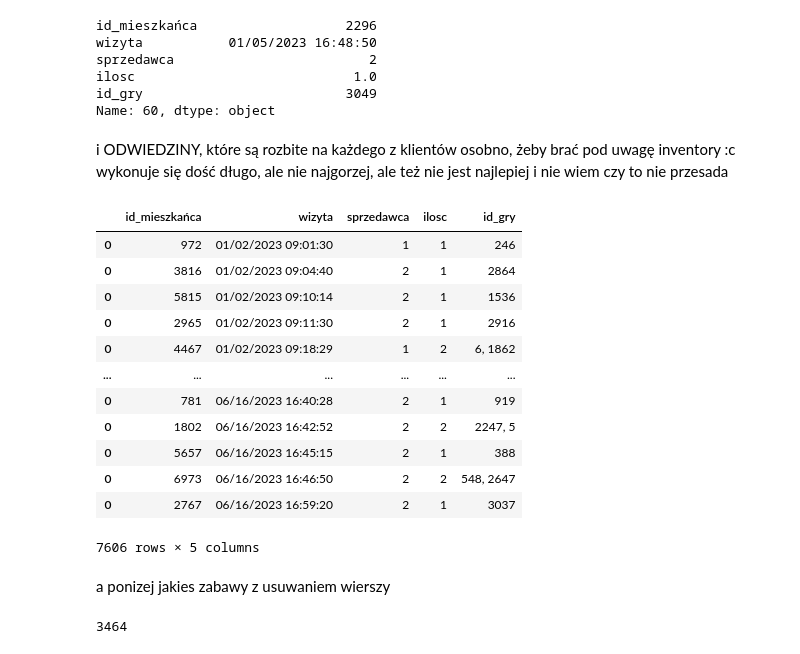
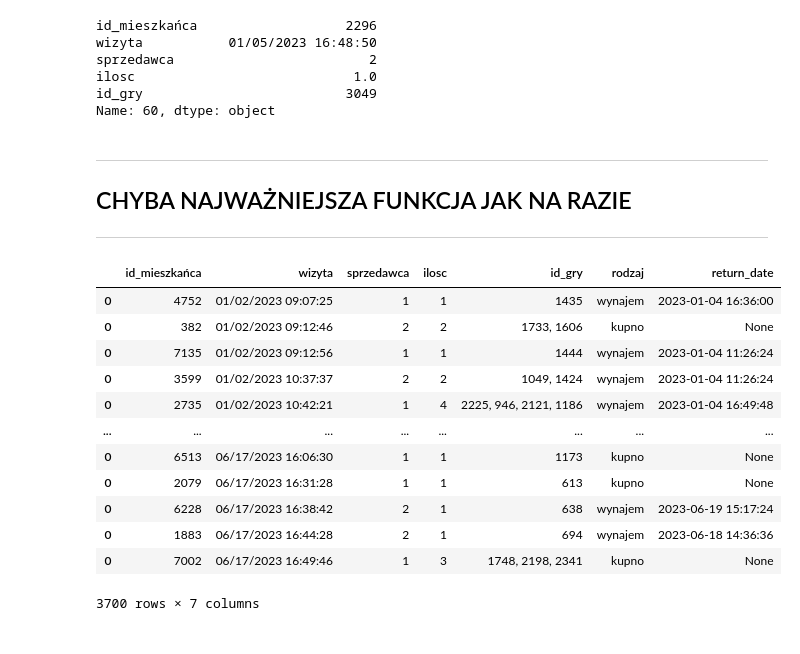
Before and after one commit to tashiamuffin/Cybermachina_26, a Jupyter notebook: N_pomocniczy.ipynb, the cells around one changed output. Drawn from its saved outputs; the diff is of its cells as text; code cells hidden in the pictures.

```diff
--- a/N_pomocniczy.ipynb
+++ b/N_pomocniczy.ipynb
@@ -115,11 +118,15 @@ def transform_wiek(wiek):
         return 2
     elif wiek < 16:
         return 3
-    elif wiek < 25:
+    elif wiek < 20:
+        return 5
+    elif wiek < 30:
         return 6
-    elif wiek < 36:
+    elif wiek < 38:
         return 5
-    elif wiek < 50:
+    elif wiek < 45:
+        return 4
+    elif wiek < 55:
         return 3
     elif wiek < 70:
         return 2
@@ -452,6 +454,8 @@ sprzedawca                         2
 ilosc                            1.0
 id_gry                          3049
 Name: 60, dtype: object
-# %% [markdown]
-i ODWIEDZINY, które są rozbite na każdego z klientów osobno, żeby brać pod uwagę inventory :c wykonuje się dość długo, ale nie najgorzej, ale też nie jest najlepiej i nie wiem czy to nie przesada
+# %% [markdown]
+-----
+## CHYBA NAJWAŻNIEJSZA FUNKCJA JAK NA RAZIE
+---
 # %%
@@ -511,25 +547,18 @@ def odwiedziny(start = datetime.datetime(2023, 1, 2, 9, 0, 0), lamb = 8, mieszka
 # %%
-inv_rent = inven()
+aa = ludzie(im, ik, nm, nk, ulice_jaworze)
 tt = odwiedziny()
 tt
 # %% [output]
-|  | id_mieszkańca | wizyta | sprzedawca | ilosc | id_gry |
-| 0 | 972 | 01/02/2023 09:01:30 | 1 | 1 | 246 |
-| 0 | 3816 | 01/02/2023 09:04:40 | 2 | 1 | 2864 |
-| 0 | 5815 | 01/02/2023 09:10:14 | 2 | 1 | 1536 |
-| 0 | 2965 | 01/02/2023 09:11:30 | 2 | 1 | 2916 |
-| 0 | 4467 | 01/02/2023 09:18:29 | 1 | 2 | 6, 1862 |
-| ... | ... | ... | ... | ... | ... |
-| 0 | 781 | 06/16/2023 16:40:28 | 2 | 1 | 919 |
-| 0 | 1802 | 06/16/2023 16:42:52 | 2 | 2 | 2247, 5 |
-| 0 | 5657 | 06/16/2023 16:45:15 | 2 | 1 | 388 |
-| 0 | 6973 | 06/16/2023 16:46:50 | 2 | 2 | 548, 2647 |
-| 0 | 2767 | 06/16/2023 16:59:20 | 2 | 1 | 3037 |
+|  | id_mieszkańca | wizyta | sprzedawca | ilosc | id_gry | rodzaj | return_date |
+| 0 | 4752 | 01/02/2023 09:07:25 | 1 | 1 | 1435 | wynajem | 2023-01-04 16:36:00 |
+| 0 | 382 | 01/02/2023 09:12:46 | 2 | 2 | 1733, 1606 | kupno | None |
+| 0 | 7135 | 01/02/2023 09:12:56 | 1 | 1 | 1444 | wynajem | 2023-01-04 11:26:24 |
+| 0 | 3599 | 01/02/2023 10:37:37 | 2 | 2 | 1049, 1424 | wynajem | 2023-01-04 11:26:24 |
+| 0 | 2735 | 01/02/2023 10:42:21 | 1 | 4 | 2225, 946, 2121, 1186 | wynajem | 2023-01-04 16:49:48 |
+| ... | ... | ... | ... | ... | ... | ... | ... |
+| 0 | 6513 | 06/17/2023 16:06:30 | 1 | 1 | 1173 | kupno | None |
+| 0 | 2079 | 06/17/2023 16:31:28 | 1 | 1 | 613 | kupno | None |
+| 0 | 6228 | 06/17/2023 16:38:42 | 2 | 1 | 638 | wynajem | 2023-06-19 15:17:24 |
+| 0 | 1883 | 06/17/2023 16:44:28 | 2 | 1 | 694 | wynajem | 2023-06-18 14:36:36 |
+| 0 | 7002 | 06/17/2023 16:49:46 | 1 | 3 | 1748, 2198, 2341 | kupno | None |
-7606 rows × 5 columns
+3700 rows × 7 columns
-# %% [markdown]
-a ponizej jakies zabawy z usuwaniem wierszy
-# %%
-inv_rent = inv()
-len(inv_rent)
-# %% [output]
-3464
```
Also changed, not shown: parts of 23 cells of this notebook.
